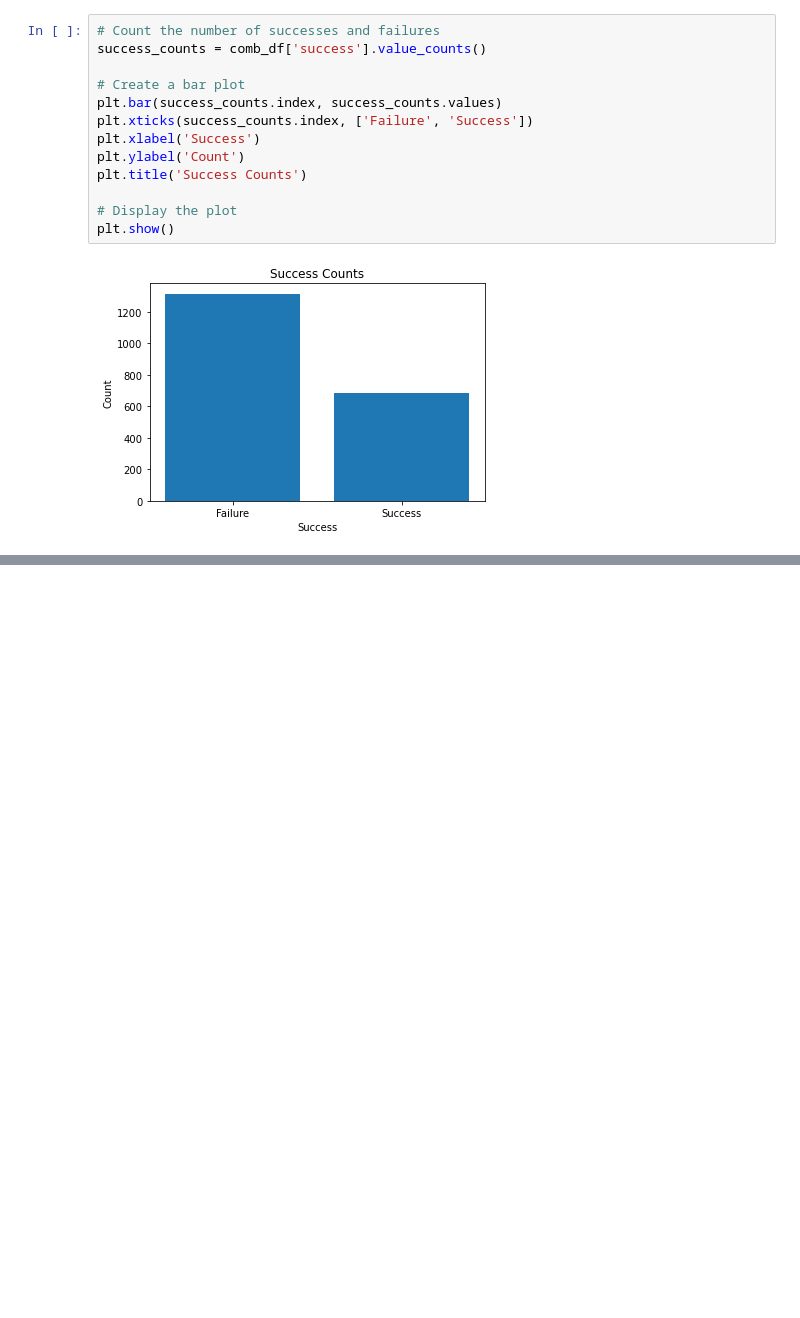
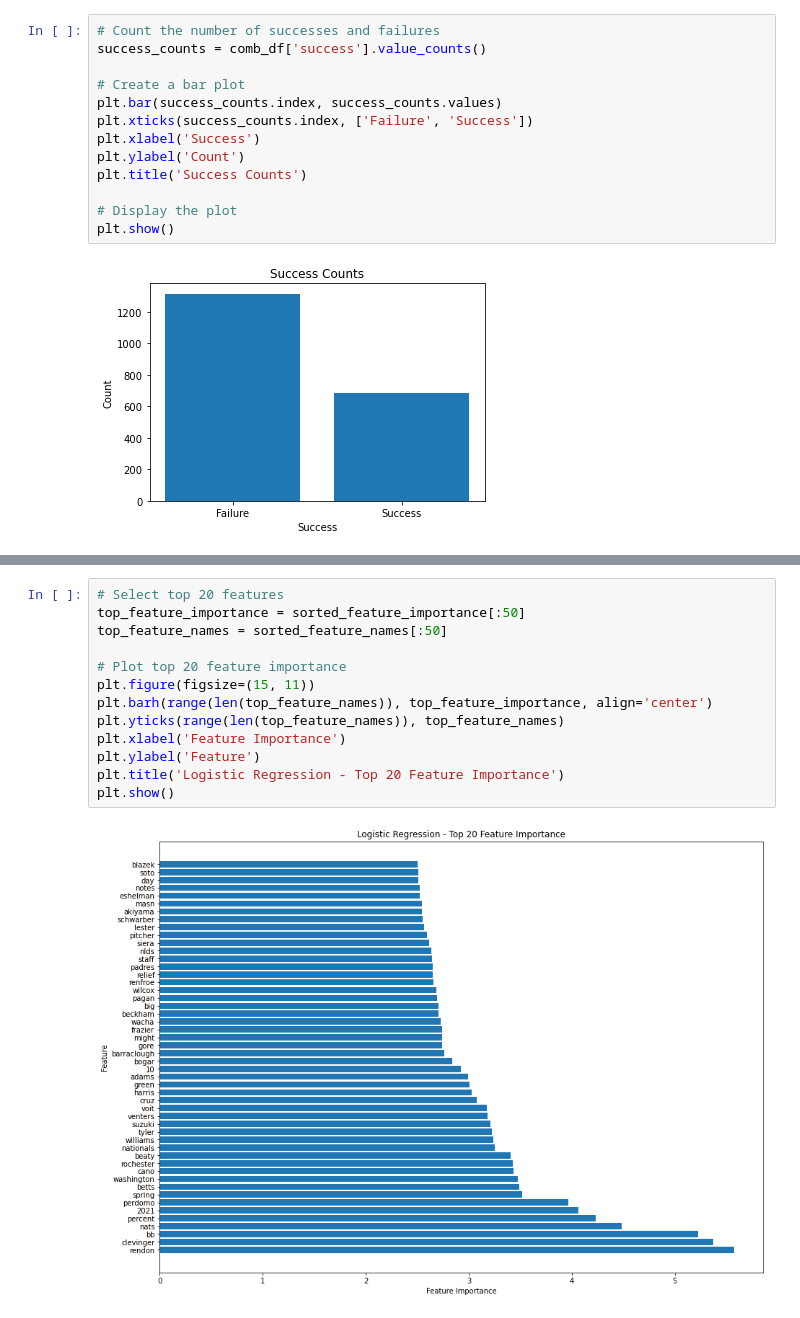
Before and after one commit to ApkimCA/AppliedTextMining_Team11, a Jupyter notebook: combined_code.ipynb, the cells around one changed output, grey strips where cells are left out. Saved outputs shown, nothing was run; the diff lists cells and outputs as text; blank space fills up the shorter version.

```diff
--- a/combined_code.ipynb
+++ b/combined_code.ipynb
@@ -1046,0 +1152,15 @@ plt.show()
+# %%
+# Select top 20 features
+top_feature_importance = sorted_feature_importance[:50]
+top_feature_names = sorted_feature_names[:50]
+
+# Plot top 20 feature importance
+plt.figure(figsize=(15, 11))
+plt.barh(range(len(top_feature_names)), top_feature_importance, align='center')
+plt.yticks(range(len(top_feature_names)), top_feature_names)
+plt.xlabel('Feature Importance')
+plt.ylabel('Feature')
+plt.title('Logistic Regression - Top 20 Feature Importance')
+plt.show()
+# %% [output]
+[figure, added]
```
Also changed, not shown: parts of 16 cells of this notebook.
